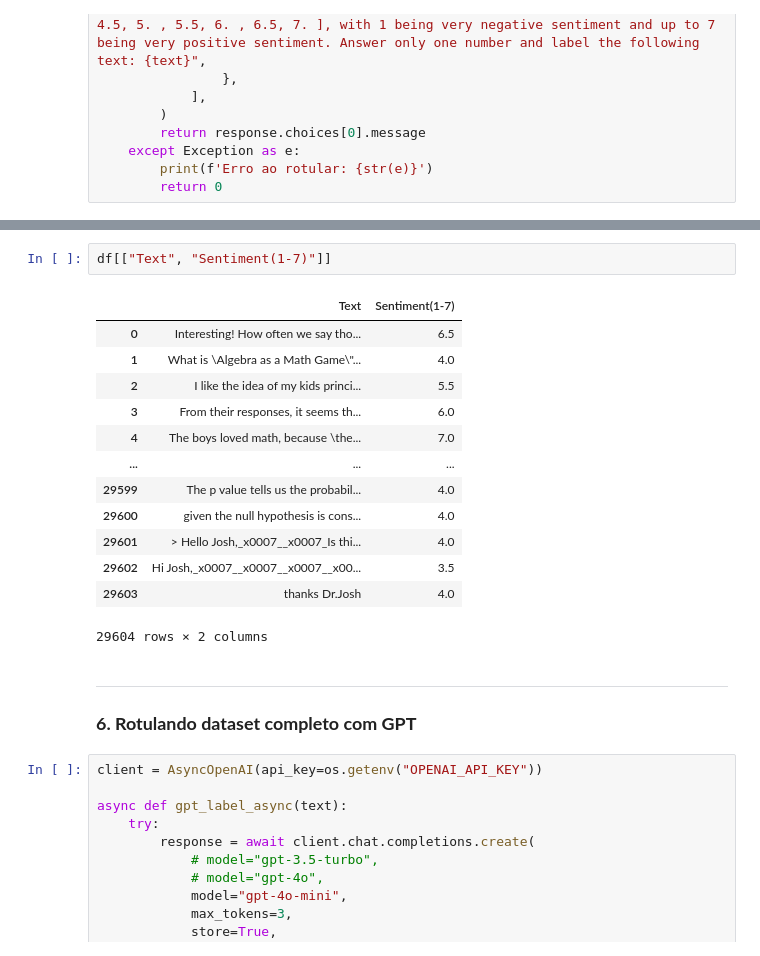
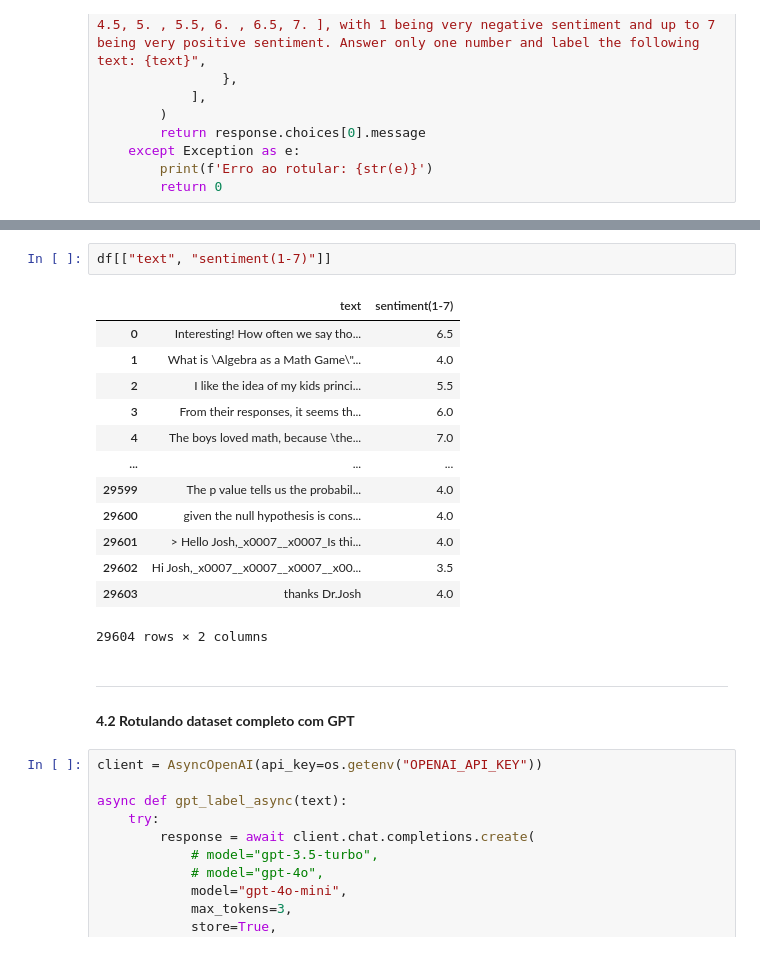
Before and after one commit to antoniolmcandido/api-gpt-label-datasets, a Jupyter notebook: notebook.ipynb, the cells around one changed output, grey strips where cells are left out. Cells and saved outputs as stored; diff of their text form.

```diff
--- a/notebook.ipynb
+++ b/notebook.ipynb
@@ -99,9 +103,9 @@ Post:
 Interesting! How often we say those things to others without really understanding what we are saying. That must have been a powerful experience! Excellent!
 Rótulo real:  6.5
 # %%
-df[["Text", "Sentiment(1-7)"]]
+df[["text", "sentiment(1-7)"]]
 # %% [output]
-|  | Text | Sentiment(1-7) |
+|  | text | sentiment(1-7) |
 | 0 | Interesting! How often we say tho... | 6.5 |
 | 1 | What is \Algebra as a Math Game\"... | 4.0 |
 | 2 | I like the idea of my kids princi... | 5.5 |
@@ -116,7 +120,7 @@ df[["Text", "Sentiment(1-7)"]]
 29604 rows × 2 columns
 # %% [markdown]
 ---
-### **6. Rotulando dataset completo com GPT**
+#### **4.2 Rotulando dataset completo com GPT**
 # %%
 client = AsyncOpenAI(api_key=os.getenv("OPENAI_API_KEY"))
 
```
Also changed, not shown: parts of 32 cells of this notebook.
